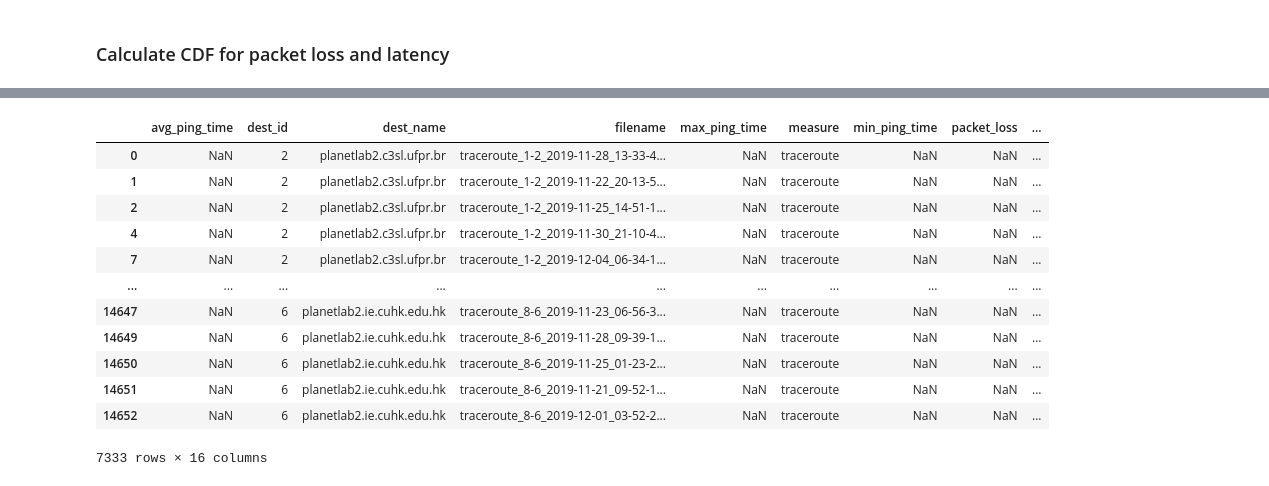
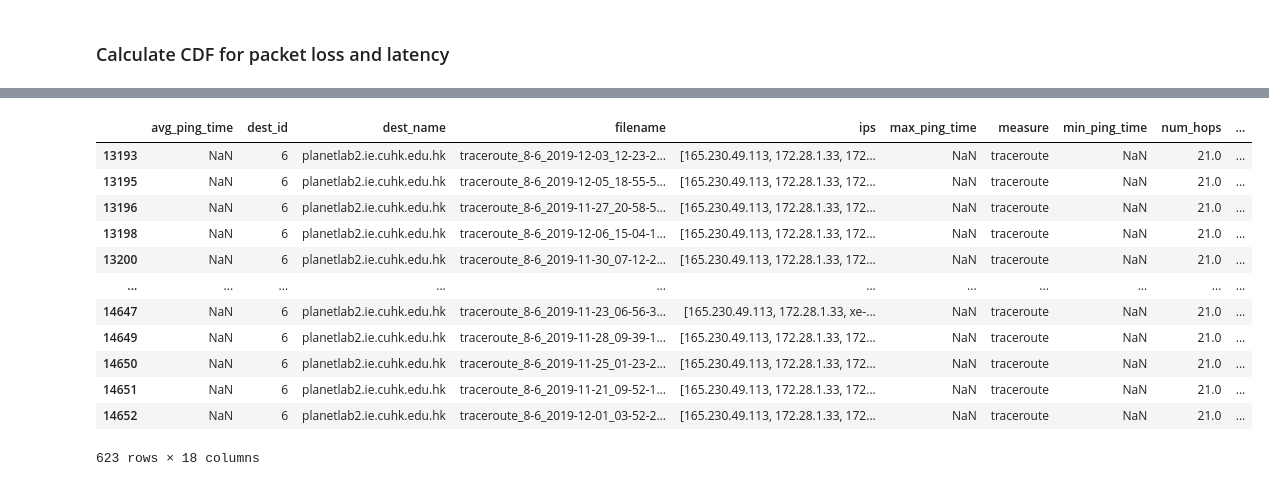
Before and after one commit to johnlahut/planet-lab, a Jupyter notebook: analysis/Analysis.ipynb, the cells around one changed output, grey strips where cells are left out. Cells and saved outputs as stored; diff of their text form; code cells hidden in the pictures.

```diff
--- a/analysis/Analysis.ipynb
+++ b/analysis/Analysis.ipynb
@@ -109,12 +110,16 @@ def analyze_ping(data):
         metrics = data['raw_data'].split('\n')[-2].split('=')[1].strip().replace(' ms', '').split(',')[0].split('/')
         data['min_ping_time'], data['avg_ping_time'], data['max_ping_time'], data['sd_ping_time'] = \
             float(metrics[0]), float(metrics[1]), float(metrics[2]), float(metrics[3])
+    except Exception as e:
+        print(f"No calculated data for: {data['filename']} [stats]")
+
+    try:
 
         # --- parse out packet loss ---
         # third to last line will always be the line with packet loss
         data['packet_loss'] = float(data['raw_data'].split('\n')[-3].split(',')[2].split(' ')[1].replace('%', ''))
     except Exception as e:
-        print(f"No calculated data for: {data['filename']}")
+        print(f"No calculated data for: {data['filename']} [packetloss]")
     return data
 
 def analyze_traceroute(data):
@@ -128,7 +133,6 @@ def analyze_traceroute(data):
     try:
         traceroute = [x.strip() for x in data['raw_data'].split('\n')]
         routers = [x.split('  ')[1] for x in traceroute if len(x.split('  ')) > 1]
-#         print(routers)
         ip_addresses = [x.split(' ')[1].replace('(', '').replace(')', '') for x in routers]
 
         data['num_hops'] = len(routers)
@@ -211,5 +188,5 @@ df[df['measure'] == 'traceroute']
     ax.legend(legend)
     ax.set_xlabel('Date')
     ax.set_ylabel('Time (ms)')
-    ax.set_title(f'Average Pairwise Ping Time {node_pairs[title]}')
+    ax.set_title(f'Average Pairwise Ping Time {node_pairs[title]} [John Lahut]')
 # %% [output]
@@ -230,17 +211,19 @@ for title, group in df[df['measure'] == 'traceroute'].groupby(['pair']):
 
     rect1 = None
     rect2 = None
-
+    x_labels = []
     for i, (t, g) in enumerate(group.groupby(['src_id'])):
         counters = {k:0 for k in hop_values}
         x = np.arange(len(counters.keys()))
+        for k in counters.keys():
+            if k not in x_labels:
+                x_labels.append(k)
         for row in g['num_hops']:
             counters[row] += 1
-
         if i == 0:
-            rect1 = ax.bar(x - width / 2, counters.values(), width, label = node_loc[t])
+            rect1 = ax.bar(x - width / 2, counters.values(), width, label = f'Source: {node_loc[t]}')
         else:
-            rect2 = ax.bar(x + width / 2, counters.values(), width, label = node_loc[t])
+            rect2 = ax.bar(x + width / 2, counters.values(), width, label = f'Source: {node_loc[t]}')
 
     def autolabel(rects):
         """Attach a text label above each bar in *rects*, displaying its height."""
@@ -257,6 +240,7 @@ for title, group in df[df['measure'] == 'traceroute'].groupby(['pair']):
     ax.legend()
     ax.set_xlabel('Number of Hops')
     ax.set_ylabel('Frequency')
+    ax.set_xticks(x)
     ax.set_xticklabels(x_labels)
-    ax.set_title(f'Hop Distribution {node_pairs[set(group["pair"].values).pop()]}')
+    ax.set_title(f'Hop Distribution {node_pairs[set(group["pair"].values).pop()]} [John Lahut]')
 # %% [output]
@@ -379,19 +366,19 @@ for i in range(2):
 # %%
-df[df['measure'] == 'traceroute']
+df[(df['pair'] == '6-8 & 8-6') & (df['measure'] == 'traceroute') & (df['num_hops'] == 21)]
 # %% [output]
-|  | avg_ping_time | dest_id | dest_name | filename | max_ping_time | measure | min_ping_time | packet_loss | ... |
-| 0 | NaN | 2 | planetlab2.c3sl.ufpr.br | traceroute_1-2_2019-11-28_13-33-4... | NaN | traceroute | NaN | NaN | ... |
-| 1 | NaN | 2 | planetlab2.c3sl.ufpr.br | traceroute_1-2_2019-11-22_20-13-5... | NaN | traceroute | NaN | NaN | ... |
-| 2 | NaN | 2 | planetlab2.c3sl.ufpr.br | traceroute_1-2_2019-11-25_14-51-1... | NaN | traceroute | NaN | NaN | ... |
-| 4 | NaN | 2 | planetlab2.c3sl.ufpr.br | traceroute_1-2_2019-11-30_21-10-4... | NaN | traceroute | NaN | NaN | ... |
-| 7 | NaN | 2 | planetlab2.c3sl.ufpr.br | traceroute_1-2_2019-12-04_06-34-1... | NaN | traceroute | NaN | NaN | ... |
-| ... | ... | ... | ... | ... | ... | ... | ... | ... | ... |
-| 14647 | NaN | 6 | planetlab2.ie.cuhk.edu.hk | traceroute_8-6_2019-11-23_06-56-3... | NaN | traceroute | NaN | NaN | ... |
-| 14649 | NaN | 6 | planetlab2.ie.cuhk.edu.hk | traceroute_8-6_2019-11-28_09-39-1... | NaN | traceroute | NaN | NaN | ... |
-| 14650 | NaN | 6 | planetlab2.ie.cuhk.edu.hk | traceroute_8-6_2019-11-25_01-23-2... | NaN | traceroute | NaN | NaN | ... |
-| 14651 | NaN | 6 | planetlab2.ie.cuhk.edu.hk | traceroute_8-6_2019-11-21_09-52-1... | NaN | traceroute | NaN | NaN | ... |
-| 14652 | NaN | 6 | planetlab2.ie.cuhk.edu.hk | traceroute_8-6_2019-12-01_03-52-2... | NaN | traceroute | NaN | NaN | ... |
+|  | avg_ping_time | dest_id | dest_name | filename | ips | max_ping_time | measure | min_ping_time | num_hops | ... |
+| 13193 | NaN | 6 | planetlab2.ie.cuhk.edu.hk | traceroute_8-6_2019-12-03_12-23-2... | [165.230.49.113, 172.28.1.33, 172... | NaN | traceroute | NaN | 21.0 | ... |
+| 13195 | NaN | 6 | planetlab2.ie.cuhk.edu.hk | traceroute_8-6_2019-12-05_18-55-5... | [165.230.49.113, 172.28.1.33, 172... | NaN | traceroute | NaN | 21.0 | ... |
+| 13196 | NaN | 6 | planetlab2.ie.cuhk.edu.hk | traceroute_8-6_2019-11-27_20-58-5... | [165.230.49.113, 172.28.1.33, 172... | NaN | traceroute | NaN | 21.0 | ... |
+| 13198 | NaN | 6 | planetlab2.ie.cuhk.edu.hk | traceroute_8-6_2019-12-06_15-04-1... | [165.230.49.113, 172.28.1.33, 172... | NaN | traceroute | NaN | 21.0 | ... |
+| 13200 | NaN | 6 | planetlab2.ie.cuhk.edu.hk | traceroute_8-6_2019-11-30_07-12-2... | [165.230.49.113, 172.28.1.33, 172... | NaN | traceroute | NaN | 21.0 | ... |
+| ... | ... | ... | ... | ... | ... | ... | ... | ... | ... | ... |
+| 14647 | NaN | 6 | planetlab2.ie.cuhk.edu.hk | traceroute_8-6_2019-11-23_06-56-3... | [165.230.49.113, 172.28.1.33, xe-... | NaN | traceroute | NaN | 21.0 | ... |
+| 14649 | NaN | 6 | planetlab2.ie.cuhk.edu.hk | traceroute_8-6_2019-11-28_09-39-1... | [165.230.49.113, 172.28.1.33, 172... | NaN | traceroute | NaN | 21.0 | ... |
+| 14650 | NaN | 6 | planetlab2.ie.cuhk.edu.hk | traceroute_8-6_2019-11-25_01-23-2... | [165.230.49.113, 172.28.1.33, 172... | NaN | traceroute | NaN | 21.0 | ... |
+| 14651 | NaN | 6 | planetlab2.ie.cuhk.edu.hk | traceroute_8-6_2019-11-21_09-52-1... | [165.230.49.113, 172.28.1.33, 172... | NaN | traceroute | NaN | 21.0 | ... |
+| 14652 | NaN | 6 | planetlab2.ie.cuhk.edu.hk | traceroute_8-6_2019-12-01_03-52-2... | [165.230.49.113, 172.28.1.33, 172... | NaN | traceroute | NaN | 21.0 | ... |
-7333 rows × 16 columns
+623 rows × 18 columns
 # %%
 for title, group in df[df['measure'] == 'traceroute'].groupby(['pair']):
     data = set()
```
Also changed, not shown: parts of 25 cells of this notebook, 1 other file.
